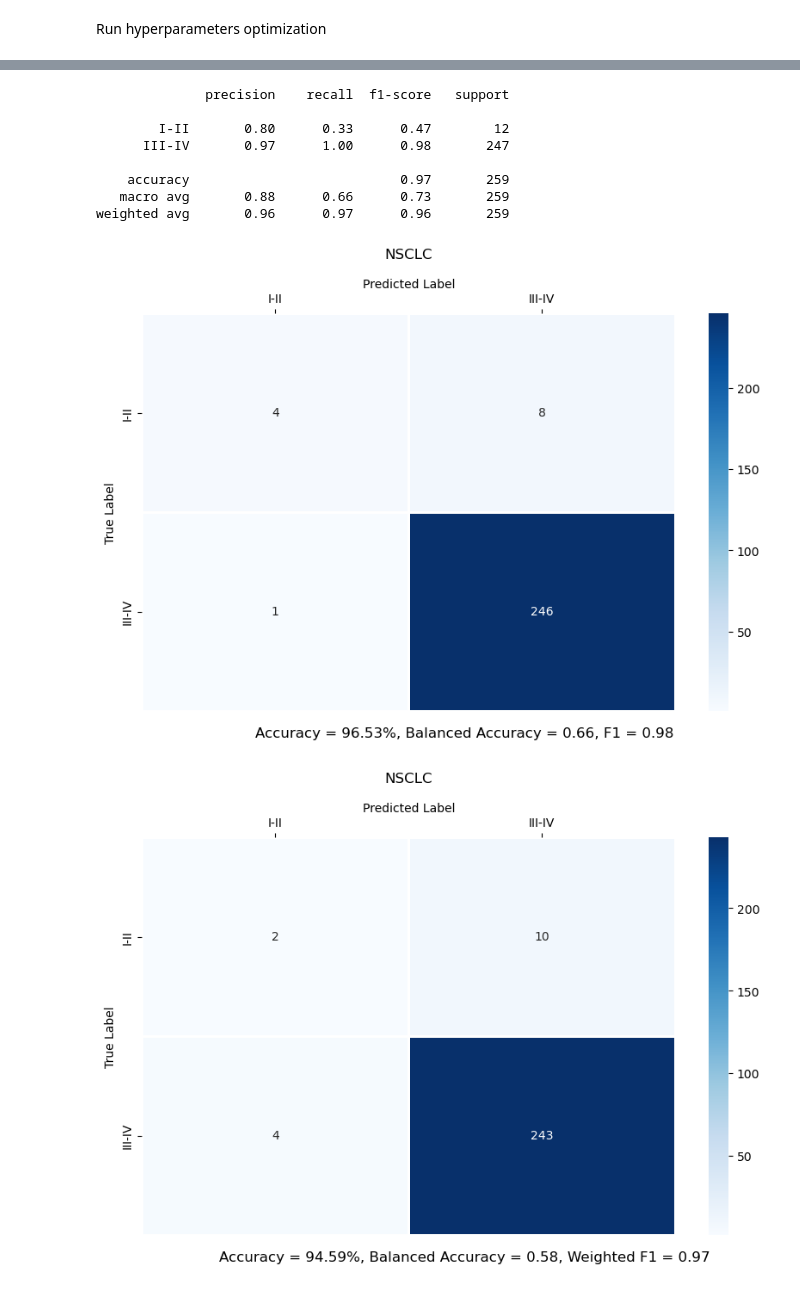
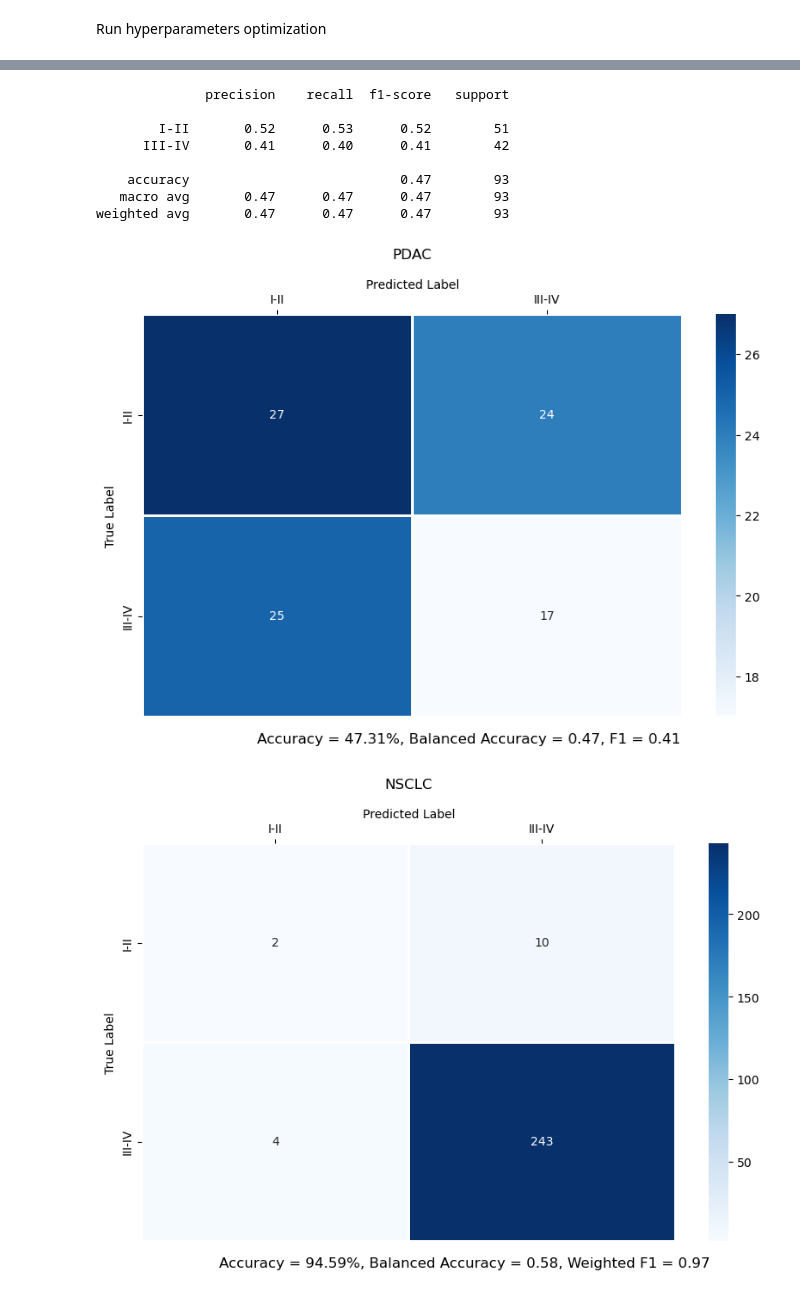
Before and after one commit to CyperStone/cancer-stage-prediction, a Jupyter notebook: notebooks/baseline_models.ipynb, the cells around one changed output, grey strips where cells are left out. Cells and saved outputs as stored; diff of their text form; code cells hidden in the pictures.

Commit message:
run notebook on updated dataset (all features, only PDAC cancer type)

```diff
--- a/notebooks/baseline_models.ipynb
+++ b/notebooks/baseline_models.ipynb
@@ -31,13 +31,13 @@ np.random.seed(random_state)
 # %% [markdown]
 Define directory paths to save results
 # %%
-output_dir_multiclass = '../results/updated_data/all_features/NSCLC/baseline_models/multiclass/'
-output_dir_binary = '../results/updated_data/all_features/NSCLC/baseline_models/binary/'
-output_dir_binary_2 = '../results/updated_data/all_features/NSCLC/baseline_models/binary_I-II_vs_III-IV/'
+output_dir_multiclass = '../results/updated_data/all_features/PDAC/baseline_models/multiclass/'
+output_dir_binary = '../results/updated_data/all_features/PDAC/baseline_models/binary/'
+output_dir_binary_2 = '../results/updated_data/all_features/PDAC/baseline_models/binary_I-II_vs_III-IV/'
 # %% [markdown]
 Load training data
 # %%
-data_path = '../data/cleaned/updated/all_features/NSCLC/'
+data_path = '../data/cleaned/updated/all_features/PDAC/'
 models_path = '../models'
 
 train = pd.read_csv(os.path.join(data_path, 'train.csv'), sep=';')
@@ -536,25 +536,25 @@ print(report)
 # %% [output]
               precision    recall  f1-score   support
 
-        I-II       0.80      0.33      0.47        12
-      III-IV       0.97      1.00      0.98       247
+        I-II       0.52      0.53      0.52        51
+      III-IV       0.41      0.40      0.41        42
 
-    accuracy                           0.97       259
-   macro avg       0.88      0.66      0.73       259
-weighted avg       0.96      0.97      0.96       259
+    accuracy                           0.47        93
+   macro avg       0.47      0.47      0.47        93
+weighted avg       0.47      0.47      0.47        93
 # %%
 accuracy = accuracy_score(y_true, y_pred.astype(int))
 balanced_accuracy = balanced_accuracy_score(y_true, y_pred.astype(int))
 f1 = f1_score(y_true, y_pred.astype(int))
 cm = confusion_matrix(y_true, y_pred.astype(int))
 
-title = 'NSCLC'
+title = 'PDAC'
 scores_subtitle = f'Accuracy = {accuracy*100:.2f}%, Balanced Accuracy = {balanced_accuracy:.2f}, F1 = {f1:.2f}'
 
 filename = f'baseline.png'
 plot_confusion_matrix(cm, labels, title, scores_subtitle, output_path=os.path.join(output_dir_binary_2, filename))
 # %% [output]
-[figure, old version]
+[figure, new version]
 # %%
 results = pd.DataFrame({
     'group': cancer_types,
```
Also changed, not shown: parts of 11 cells of this notebook.
